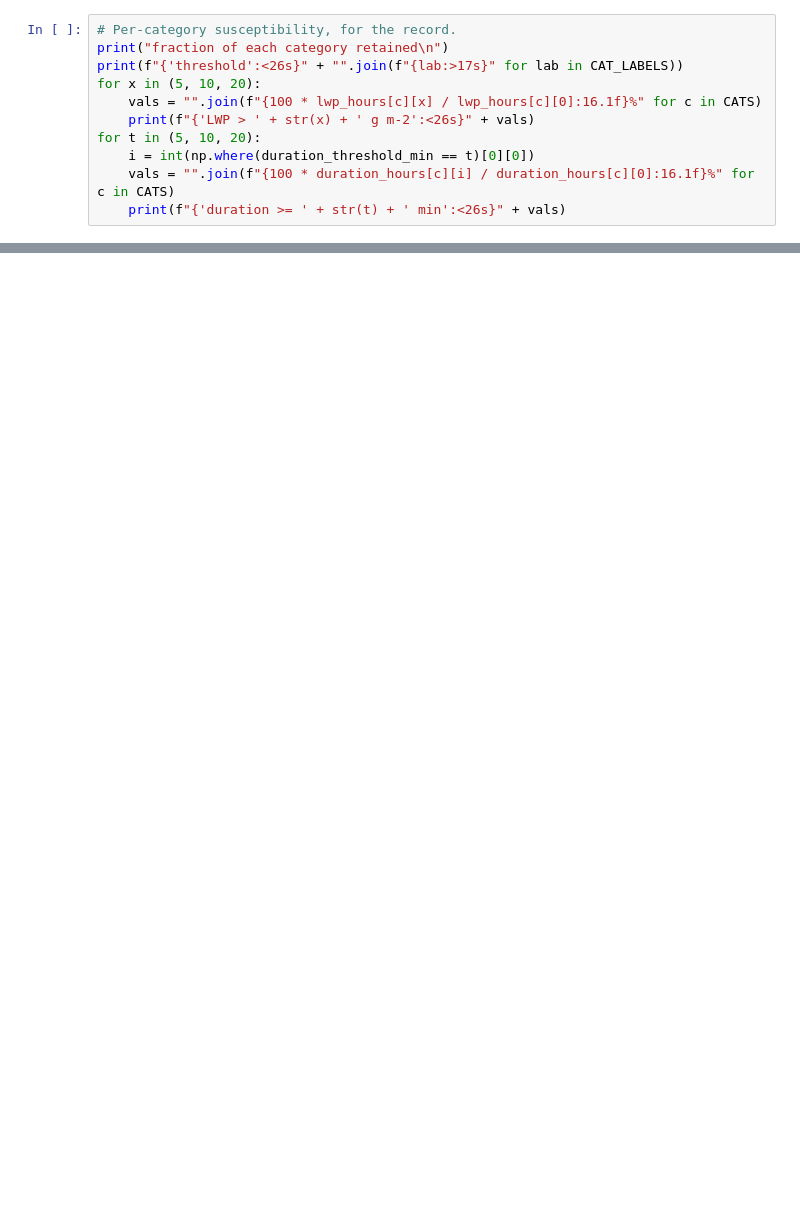
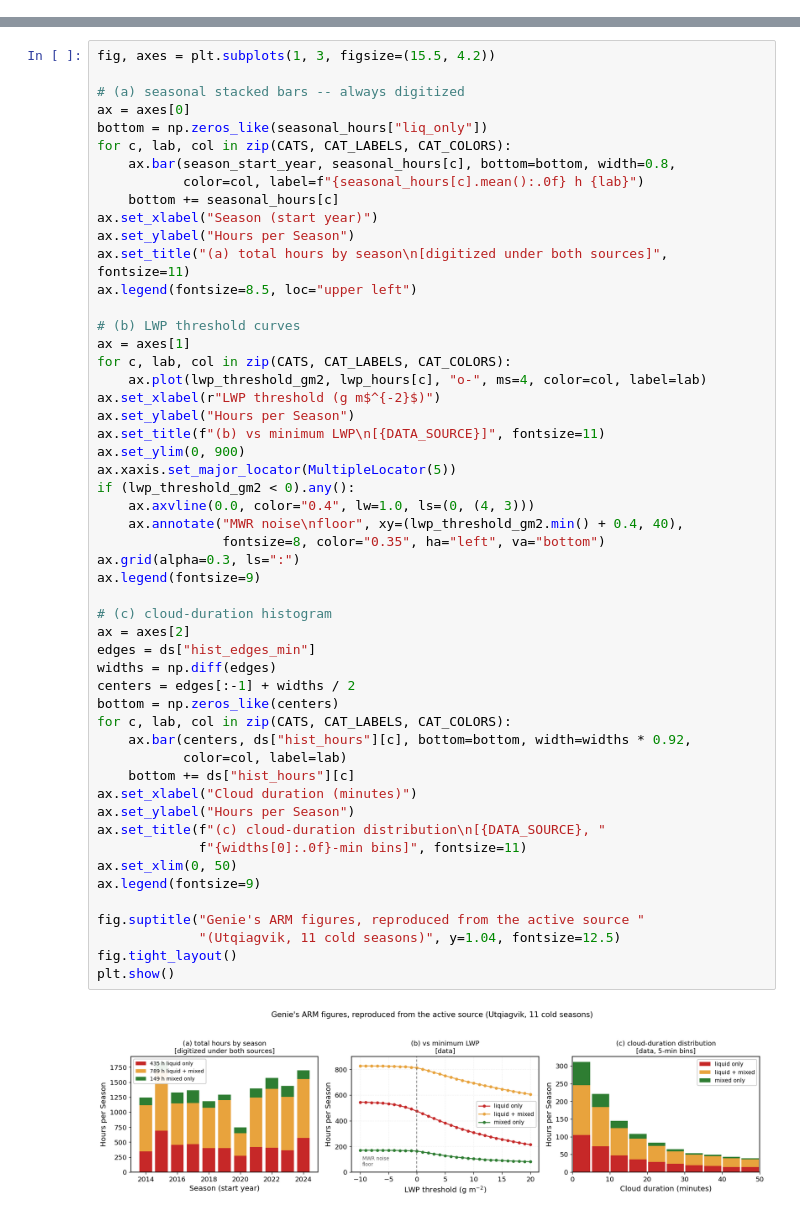
Before and after one commit to andrewjbuggee/Python-Research, a Jupyter notebook: northSlope_alaska_doeARM/barrow_liquidContaining_cloud_susceptibility_fromGenies_data.ipynb, the cells around one changed output, grey strips where cells are left out. Saved outputs shown, nothing was run; the diff lists cells and outputs as text; blank space fills up the shorter version.

Commit message:
updates to the plots that Lynn asked for

```diff
--- a/northSlope_alaska_doeARM/barrow_liquidContaining_cloud_susceptibility_fromGenies_data.ipynb
+++ b/northSlope_alaska_doeARM/barrow_liquidContaining_cloud_susceptibility_fromGenies_data.ipynb
@@ -624,11 +0,0 @@ Purely mixed-phase episodes at Barrow are the short-lived ones.
-# %%
-# Per-category susceptibility, for the record.
-print("fraction of each category retained\n")
-print(f"{'threshold':<26s}" + "".join(f"{lab:>17s}" for lab in CAT_LABELS))
-for x in (5, 10, 20):
-    vals = "".join(f"{100 * lwp_hours[c][x] / lwp_hours[c][0]:16.1f}%" for c in CATS)
-    print(f"{'LWP > ' + str(x) + ' g m-2':<26s}" + vals)
-for t in (5, 10, 20):
-    i = int(np.where(duration_threshold_min == t)[0][0])
-    vals = "".join(f"{100 * duration_hours[c][i] / duration_hours[c][0]:16.1f}%" for c in CATS)
-    print(f"{'duration >= ' + str(t) + ' min':<26s}" + vals)
@@ -644,0 +562,54 @@ duration >= 20 min                    47.9%            55.3%            27.3%
+# %%
+fig, axes = plt.subplots(1, 3, figsize=(15.5, 4.2))
+
+# (a) seasonal stacked bars -- always digitized
+ax = axes[0]
+bottom = np.zeros_like(seasonal_hours["liq_only"])
+for c, lab, col in zip(CATS, CAT_LABELS, CAT_COLORS):
+    ax.bar(season_start_year, seasonal_hours[c], bottom=bottom, width=0.8,
+           color=col, label=f"{seasonal_hours[c].mean():.0f} h {lab}")
+    bottom += seasonal_hours[c]
+ax.set_xlabel("Season (start year)")
+ax.set_ylabel("Hours per Season")
+ax.set_title("(a) total hours by season\n[digitized under both sources]", fontsize=11)
+ax.legend(fontsize=8.5, loc="upper left")
+
+# (b) LWP threshold curves
+ax = axes[1]
+for c, lab, col in zip(CATS, CAT_LABELS, CAT_COLORS):
+    ax.plot(lwp_threshold_gm2, lwp_hours[c], "o-", ms=4, color=col, label=lab)
+ax.set_xlabel(r"LWP threshold (g m$^{-2}$)")
+ax.set_ylabel("Hours per Season")
+ax.set_title(f"(b) vs minimum LWP\n[{DATA_SOURCE}]", fontsize=11)
+ax.set_ylim(0, 900)
+ax.xaxis.set_major_locator(MultipleLocator(5))
+if (lwp_threshold_gm2 < 0).any():
+    ax.axvline(0.0, color="0.4", lw=1.0, ls=(0, (4, 3)))
+    ax.annotate("MWR noise\nfloor", xy=(lwp_threshold_gm2.min() + 0.4, 40),
+                fontsize=8, color="0.35", ha="left", va="bottom")
+ax.grid(alpha=0.3, ls=":")
+ax.legend(fontsize=9)
+
+# (c) cloud-duration histogram
+ax = axes[2]
+edges = ds["hist_edges_min"]
+widths = np.diff(edges)
+centers = edges[:-1] + widths / 2
+bottom = np.zeros_like(centers)
+for c, lab, col in zip(CATS, CAT_LABELS, CAT_COLORS):
+    ax.bar(centers, ds["hist_hours"][c], bottom=bottom, width=widths * 0.92,
+           color=col, label=lab)
+    bottom += ds["hist_hours"][c]
+ax.set_xlabel("Cloud duration (minutes)")
+ax.set_ylabel("Hours per Season")
+ax.set_title(f"(c) cloud-duration distribution\n[{DATA_SOURCE}, "
+             f"{widths[0]:.0f}-min bins]", fontsize=11)
+ax.set_xlim(0, 50)
+ax.legend(fontsize=9)
+
+fig.suptitle("Genie's ARM figures, reproduced from the active source "
+             "(Utqiagvik, 11 cold seasons)", y=1.04, fontsize=12.5)
+fig.tight_layout()
+plt.show()
+# %% [output]
+[figure, added]
```
Also changed, not shown: parts of 40 cells of this notebook, 1 other file.
